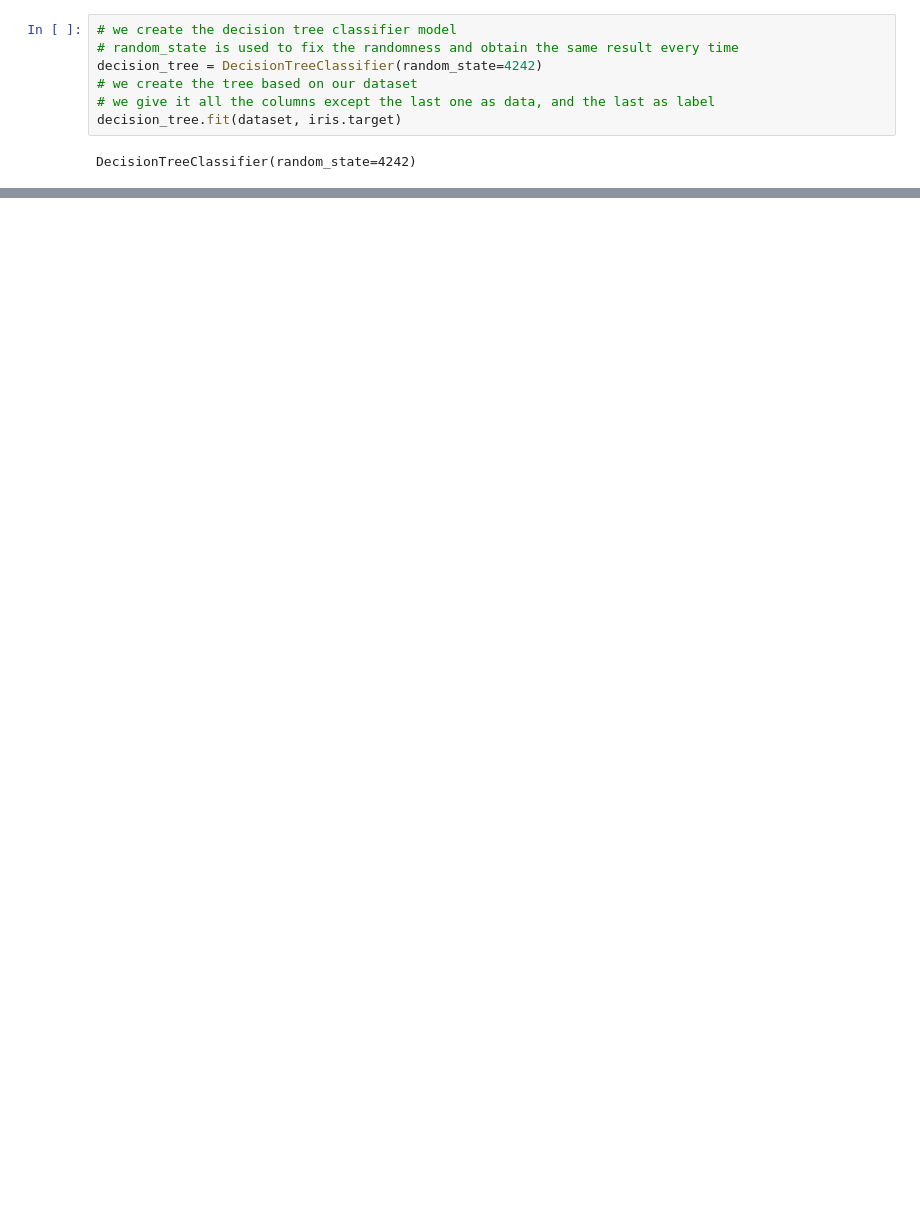
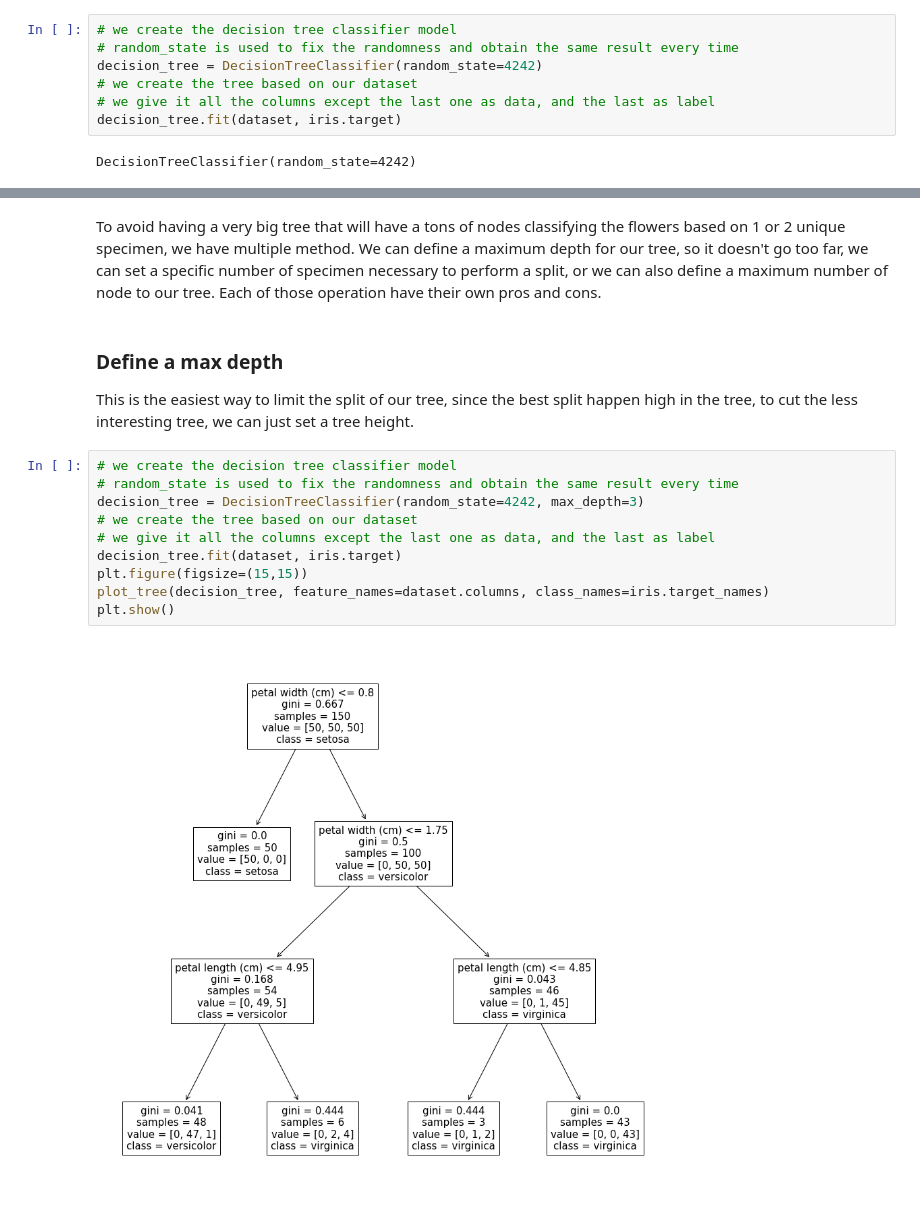
Before and after one commit to MartaVallejo/MachineLearning, a Jupyter notebook: DecisionTreeClassifier.ipynb, the cells around one changed output, grey strips where cells are left out. Saved outputs shown, nothing was run; the diff lists cells and outputs as text; blank space fills up the shorter version.

```diff
--- a/DecisionTreeClassifier.ipynb
+++ b/DecisionTreeClassifier.ipynb
@@ -150,0 +174,18 @@ plt.show()
+# %% [markdown]
+To avoid having a very big tree that will have a tons of nodes classifying the flowers based on 1 or 2 unique specimen, we have multiple method. We can define a maximum depth for our tree, so it doesn't go too far, we can set a specific number of specimen necessary to perform a split, or we can also define a maximum number of node to our tree. Each of those operation have their own pros and cons.
+# %% [markdown]
+### Define a max depth
+
+This is the easiest way to limit the split of our tree, since the best split happen high in the tree, to cut the less interesting tree, we can just set a tree height.
+# %%
+# we create the decision tree classifier model
+# random_state is used to fix the randomness and obtain the same result every time
+decision_tree = DecisionTreeClassifier(random_state=4242, max_depth=3)
+# we create the tree based on our dataset
+# we give it all the columns except the last one as data, and the last as label
+decision_tree.fit(dataset, iris.target)
+plt.figure(figsize=(15,15))
+plot_tree(decision_tree, feature_names=dataset.columns, class_names=iris.target_names)
+plt.show()
+# %% [output]
+[figure, added]
```
Also changed, not shown: parts of 11 cells of this notebook.
